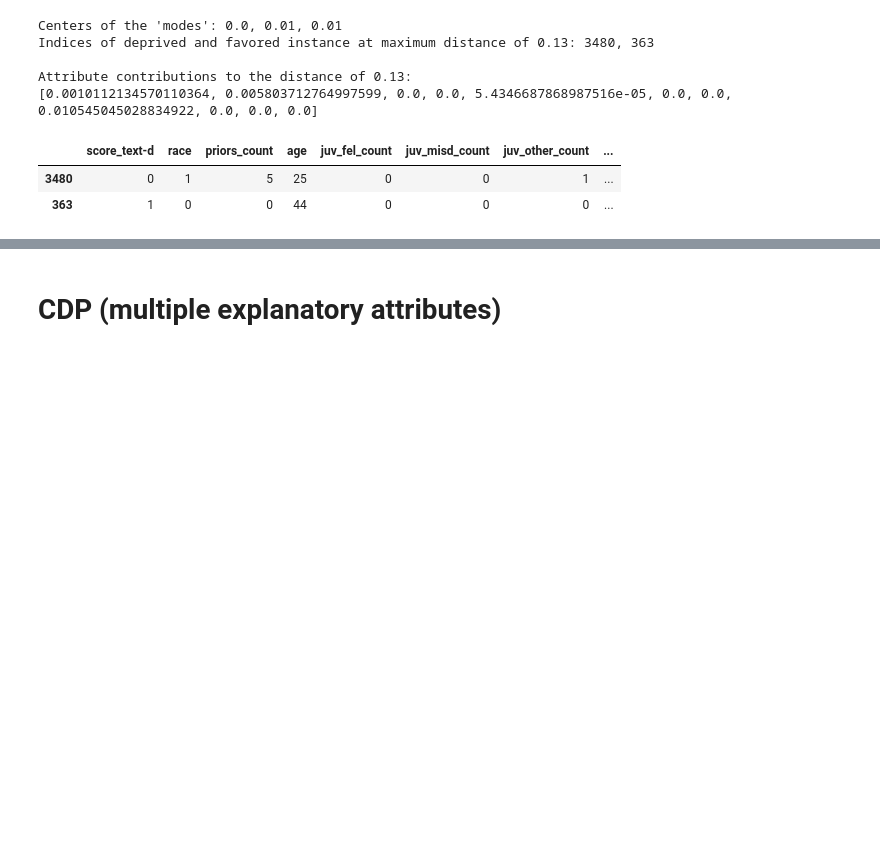
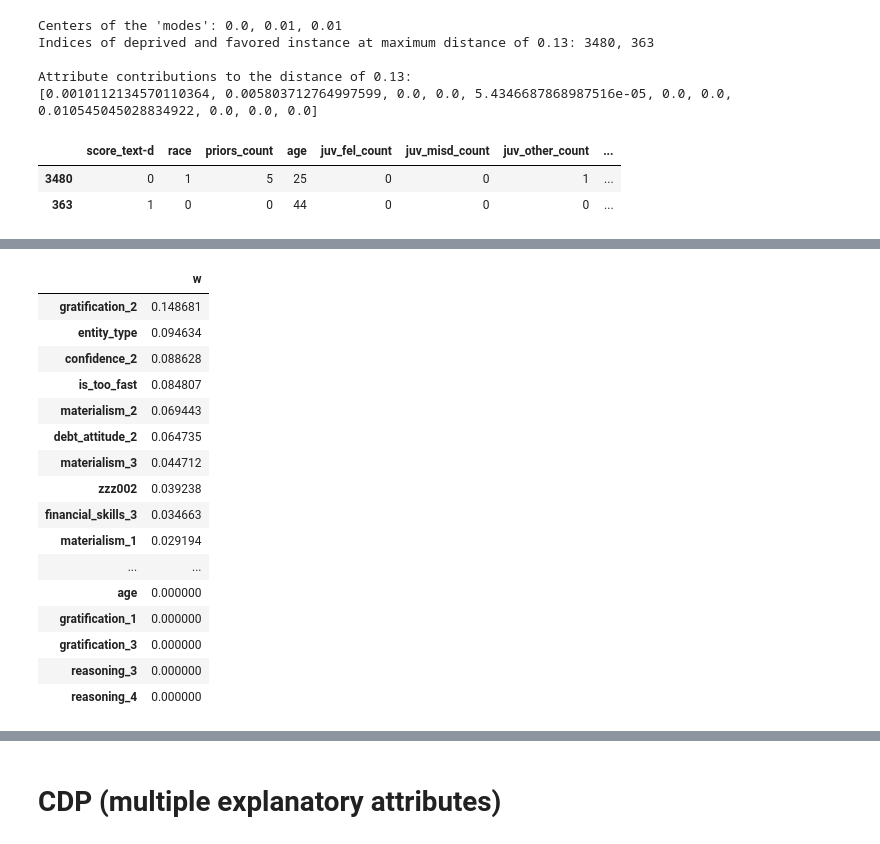
Before and after one commit to python211223/fairness-aware-classification, a Jupyter notebook: fair_classification.ipynb, the cells around one changed output, grey strips where cells are left out. Cells and saved outputs as stored; diff of their text form; code cells hidden in the pictures; blank space fills up the shorter version.

```diff
--- a/fair_classification.ipynb
+++ b/fair_classification.ipynb
@@ -1584,7 +1610,26 @@ relabel_deprived(df_compas.to_numpy(), d_m_compas, d_matrix_compas, m_compas, 'c
 # m_ar = np.nan
 # %%
 # w_ar = get_w(df_ar, bin_cols_ar, nom_cols_ar, int_cols_ar, ord_cols_ar, 'ar', save=1)[0].reshape(-1, 1)
-w_ar = pd.read_excel(f'{w_path}w_ar_2887_0.09.xlsx', usecols=['w']).to_numpy()
+w_ar = pd.read_excel(f'{w_path}w_ar_2887_0.09.xlsx', index_col=0)
+display(w_ar.sort_values('w', ascending=False).style.background_gradient(cmap="RdYlGn"))
+w_ar = w_ar.to_numpy()
 # df_ar = df_ar_original.sample(frac=0.4, random_state=state).reset_index(drop=True)
 d_matrix_ar = get_d_matrix(df_ar, w_ar, bin_cols_ar, nom_cols_ar, int_cols_ar, ord_cols_ar)
 # %% [output]
+|  | w |
+| gratification_2 | 0.148681 |
+| entity_type | 0.094634 |
+| confidence_2 | 0.088628 |
+| is_too_fast | 0.084807 |
+| materialism_2 | 0.069443 |
+| debt_attitude_2 | 0.064735 |
+| materialism_3 | 0.044712 |
+| zzz002 | 0.039238 |
+| financial_skills_3 | 0.034663 |
+| materialism_1 | 0.029194 |
+| ... | ... |
+| age | 0.000000 |
+| gratification_1 | 0.000000 |
+| gratification_3 | 0.000000 |
+| reasoning_3 | 0.000000 |
+| reasoning_4 | 0.000000 |
```
Also changed, not shown: parts of 9 cells of this notebook.
